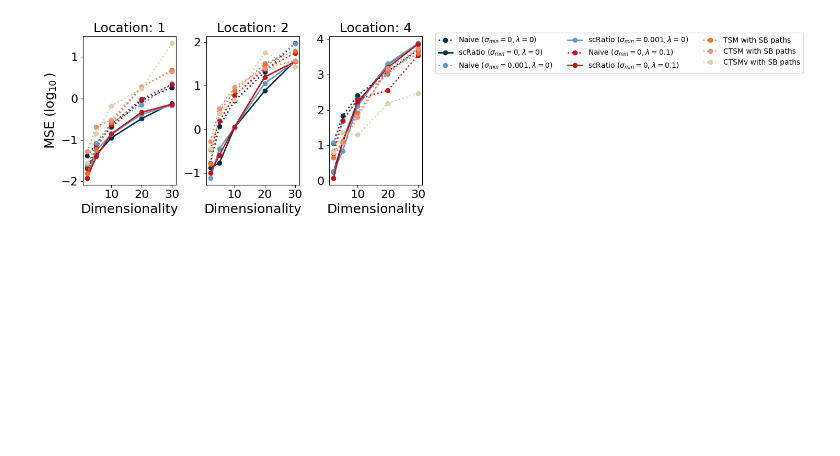
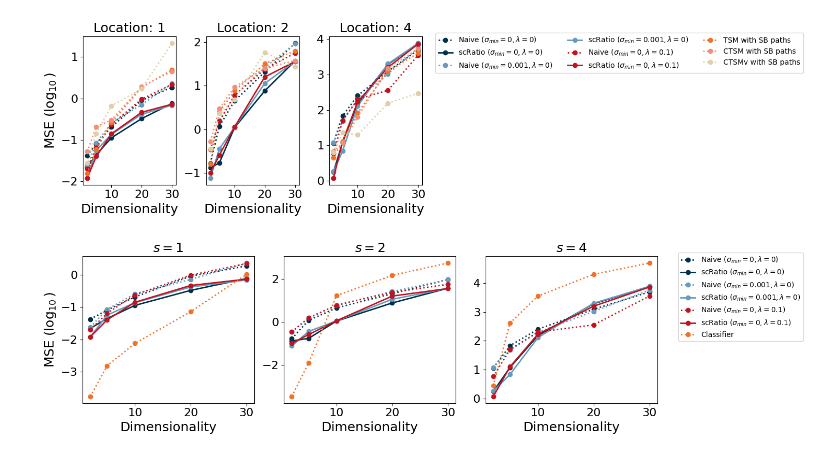
Before and after one commit to theislab/scRatio, a Jupyter notebook: notebooks/gaussian_tests/compare_schedules.ipynb, the cells around one changed output. Drawn from its saved outputs; the diff is of its cells as text; code cells hidden in the pictures; blank space fills up the shorter version.

```diff
--- a/notebooks/gaussian_tests/compare_schedules.ipynb
+++ b/notebooks/gaussian_tests/compare_schedules.ipynb
@@ -308,3 +308,88 @@ plt.savefig("saved_plots/legend_full.svg", dpi=300, bbox_inches="tight")
 plt.show()
 # %% [output]
 [figure]
+# %%
+tmp = pd.read_csv("gaussian_results.csv")[["num_dims", "loc", "value"]]
+tmp.columns = ["num_dims", "loc", "mean_value"]
+tmp["score_type"] = "classifier"
+tmp["sigma"] = 0
+tmp["sigma_min"] = 0
+final = pd.concat([final, tmp])
+# %%
+df = final[(final.sigma_min.apply(lambda x: x in [1, 0, 1e-3])) & (final.sigma.apply(lambda x: x in [0, 0.1]))].copy()
+df["scheduler_type"] = df.apply(lambda x: "noise on path" if x.sigma == 0.1 else ("noise at data" if x.sigma_min > 0 else (x.score_type if ("TSM" in x.score_type or "class" in x.score_type) else "deterministic path")), axis=1)
+# %%
+locs = df["loc"].unique()
+fig, axes = plt.subplots(1, len(locs), figsize=(5*len(locs), 4))
+
+colors = {"noise on path": "#C1121F", "noise at data": "#669BBC", "deterministic path": "#003049",
+          "CTSM_TwoSB": "#F28E79", "TSM_TwoSB": "#F07229", "CTSMv_TwoSB": "#E0CFA6", "classifier": "#F07229"}
+label_suffixes = {
+    "noise on path": rf" $(\sigma_{{min}} = 0, \lambda = 0.1)$",
+    "noise at data": rf" $(\sigma_{{min}} = 0.001, \lambda = 0)$",
+    "deterministic path": rf" $(\sigma_{{min}} = 0, \lambda = 0)$",
+    "CTSM_TwoSB": "CTSM with SB paths",
+    "TSM_TwoSB": "TSM with SB paths",
+    "CTSMv_TwoSB": "CTSMv with SB paths",
+    "classifier": "Classifier"
+}
+
+if len(locs) == 1:
+    axes = [axes]
+
+for idx, loc in enumerate(locs):
+    loc_data = df[df["loc"] == loc]
+
+    for scheduler_type in loc_data.scheduler_type.unique():
+        subset = loc_data[loc_data.scheduler_type == scheduler_type]
+        subset = subset.sort_values('num_dims')
+
+        if "TSM" in scheduler_type:
+            continue
+        elif "class" in scheduler_type:
+            try:
+                axes[idx].plot(
+                    subset['num_dims'],
+                    np.log10(subset['mean_value']),
+                    marker='o',
+                    label=label_suffixes[scheduler_type],
+                    linestyle=":",
+                    linewidth=2,
+                    color=colors[scheduler_type]
+                )
+            except:
+                continue
+        else:
+            axes[idx].plot(
+                subset[subset.score_type == "naive"]['num_dims'],
+                np.log10(subset[subset.score_type == "naive"]['mean_value']),
+                marker='o',
+                label="Naive" + label_suffixes[scheduler_type],
+                linestyle=":",
+                linewidth=2,
+                color=colors[scheduler_type]
+            )
+
+            axes[idx].plot(
+                subset[subset.score_type == "rl"]['num_dims'],
+                np.log10(subset[subset.score_type == "rl"]['mean_value']),
+                marker='o',
+                label="scRatio" + label_suffixes[scheduler_type],
+                linewidth=2,
+                color=colors[scheduler_type]
+            )
+
+    axes[idx].set_xlabel('Dimensionality', fontsize=18)
+    if idx == 0:
+        axes[idx].set_ylabel(r'MSE ($\log_{{10}}$)', fontsize=18)
+    axes[idx].set_title(rf'$s = {int(loc)}$', fontsize=18)
+    axes[idx].grid(visible=False)
+    axes[idx].tick_params(labelsize=16)
+    if idx == 2:
+        axes[idx].legend(bbox_to_anchor=(1.1, 1.05))
+
+plt.tight_layout()
+plt.savefig("saved_plots/full_mse_plot.pdf", dpi=300, bbox_inches="tight")
+plt.show()
+# %% [output]
+[figure, added]
```
Also changed, not shown: parts of 2 cells of this notebook, 19 other files.
